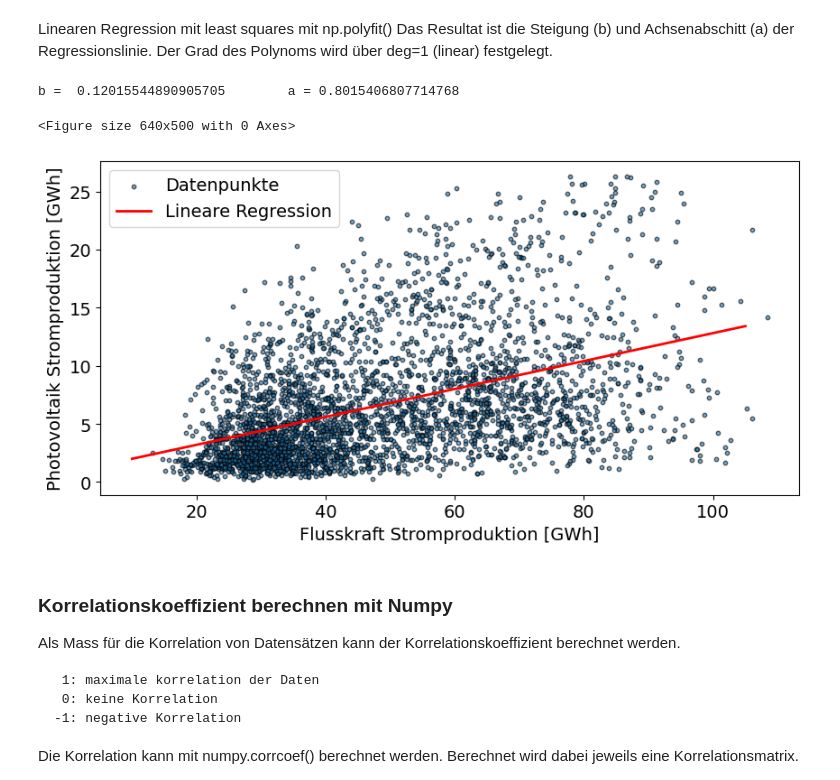
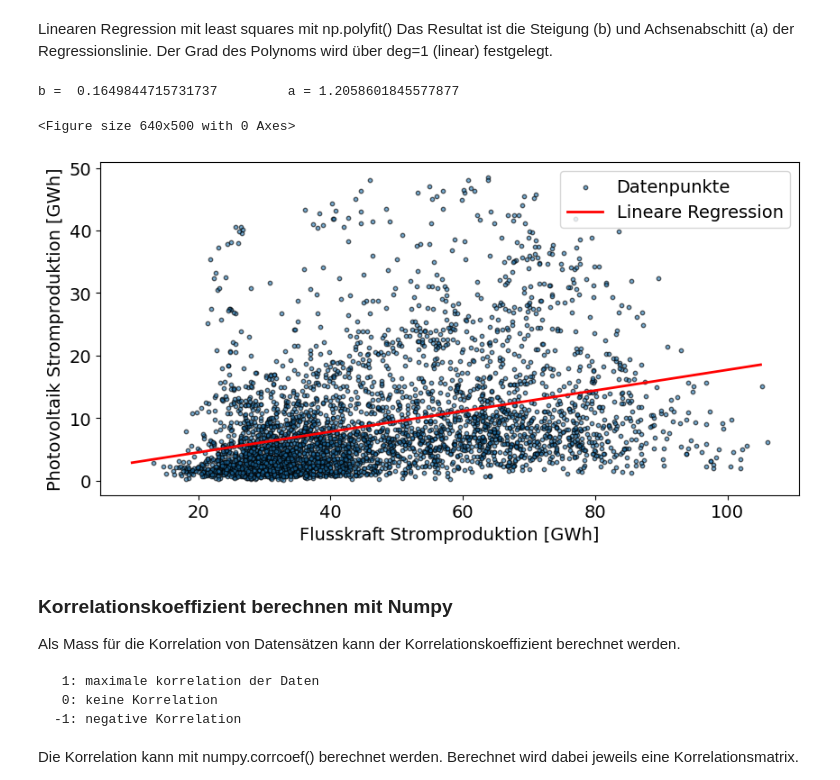
Before and after one commit to ubnpl/Datenvisualisierung_2025, a Jupyter notebook: 02-Zeitreihen_Beispiel_Stromproduktion/Bsp3_Scatterplot_Regression_Korrelation.ipynb, the cells around one changed output. Saved outputs shown, nothing was run; the diff lists cells and outputs as text; code cells hidden in the pictures.

```diff
--- a/02-Zeitreihen_Beispiel_Stromproduktion/Bsp3_Scatterplot_Regression_Korrelation.ipynb
+++ b/02-Zeitreihen_Beispiel_Stromproduktion/Bsp3_Scatterplot_Regression_Korrelation.ipynb
@@ -231,29 +223,29 @@ import numpy as np
 Linearen Regression mit least squares mit np.polyfit() Das Resultat ist die Steigung (b) und Achsenabschitt (a) der Regressionslinie. Der Grad des Polynoms wird über deg=1 (linear) festgelegt.
 # %%
 # Fitten der linearen Regression mit least squares with np.polyfit
-b, a = np.polyfit(df_fluss_red, df_photo_red, deg=1)
+b, a = np.polyfit(df_fluss['Produktion_GWh'], df_photo['Produktion_GWh'], deg=1)
 print('b = ', b, '\ta =', a)
 # %% [output]
-b =  0.12015544890905705        a = 0.8015406807714768
+b =  0.1649844715731737         a = 1.2058601845577877
 # %%
 plt.figure().set_figheight(5) # Breite
 plt.figure().set_figwidth(10) # Höhe
-plt.scatter(df_fluss_red, df_photo_red, s=10, alpha=0.6, edgecolors="k") # Scatterplot Flusskrft gegen Photovoltaik
+plt.scatter(df_fluss['Produktion_GWh'], df_photo['Produktion_GWh'], s=10, alpha=0.6, edgecolors="k") # Scatterplot Flusskrft gegen Photovoltaik
 
 # Sequenz der Zahlen von 10 bis 105 generieren (für Darstellung)
 xseq = np.linspace(10, 105, num=100)
 
 # Regressionslinie plotten
 plt.plot(xseq, a + b * xseq, color="r", lw=2.0);
 
 plt.xlabel('Flusskraft Stromproduktion [GWh]')  # Beschriftung x-Achse
 plt.ylabel('Photovoltaik Stromproduktion [GWh]')  # Beschriftung y-Achse
 
 plt.legend(['Datenpunkte','Lineare Regression']) # Beschriftung Daten
 plt.show()
 # %% [output]
 <Figure size 640x500 with 0 Axes>
-[figure, old version]
+[figure, new version]
 # %% [markdown]
 ### Korrelationskoeffizient berechnen mit Numpy
 
```
Also changed, not shown: parts of 12 cells of this notebook, 5 other files.
